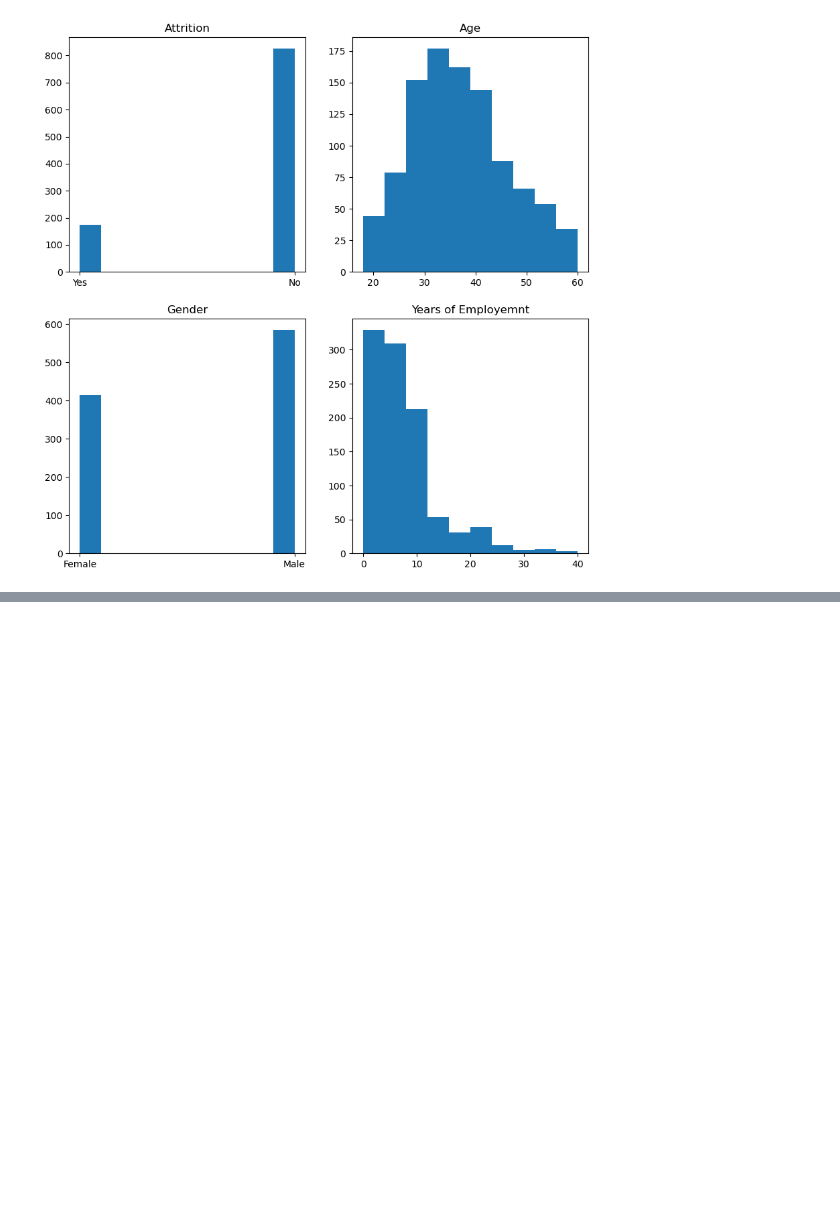
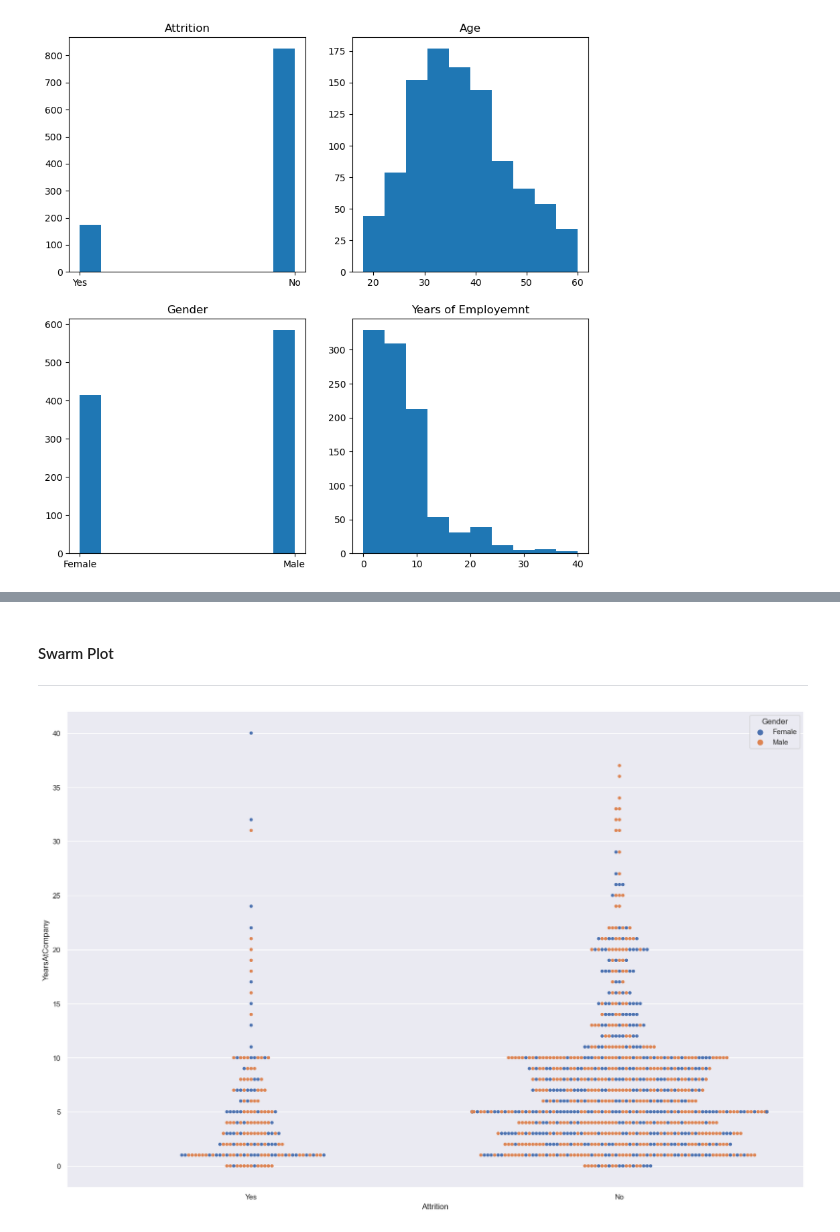
Before and after one commit to SaydsC/PfDAProject1, a Jupyter notebook: Project 1 PfDA.ipynb, the cells around one changed output, grey strips where cells are left out. Cells and saved outputs as stored; diff of their text form; code cells hidden in the pictures; blank space fills up the shorter version.

```diff
--- a/Project 1 PfDA.ipynb
+++ b/Project 1 PfDA.ipynb
@@ -68,0 +94,11 @@ plt.show()
+# %% [markdown]
+#### Swarm Plot
+****
+# %%
+#swarm plot grouping swarms by the different variables
+f=plt.figure(figsize=(20,13))
+sns.swarmplot(x="Attrition", y="YearsAtCompany", hue="Gender", data=attrition)
+plt.show()
+data=attrition
+# %% [output]
+[figure, added]
```
Also changed, not shown: parts of 4 cells of this notebook.
